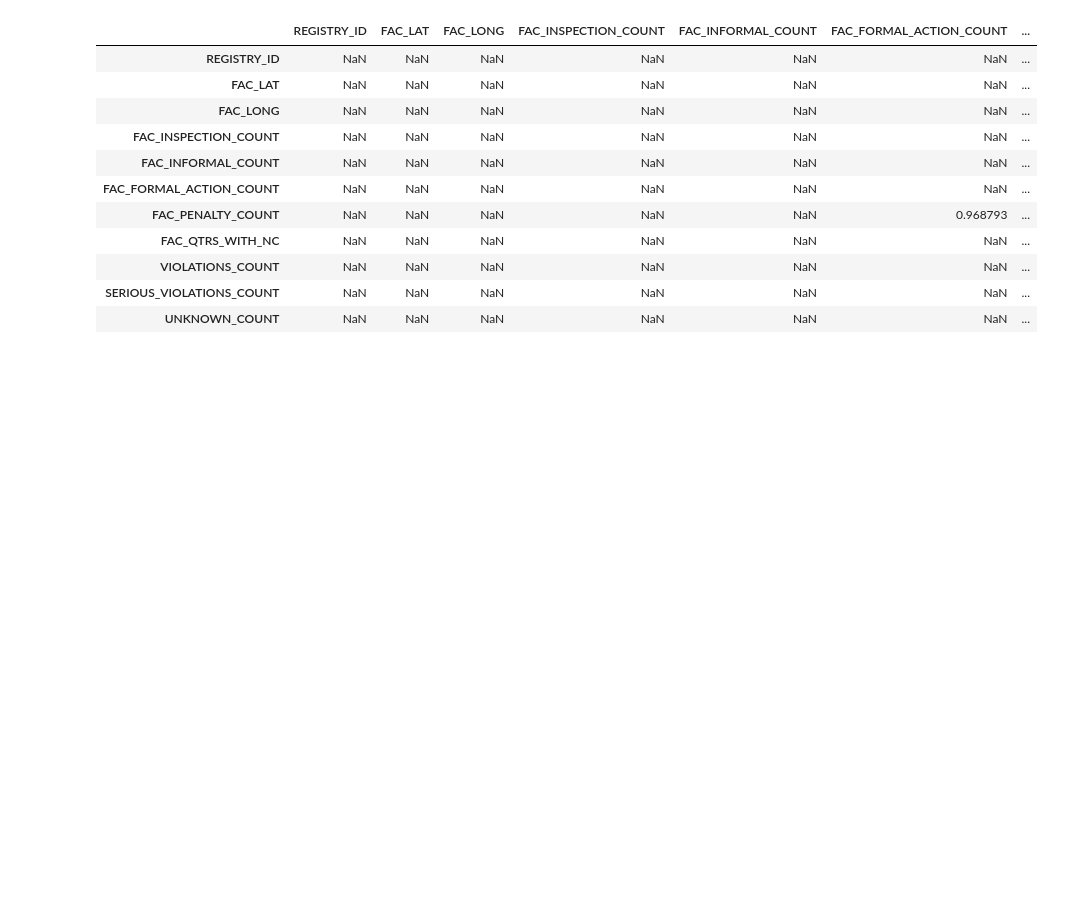
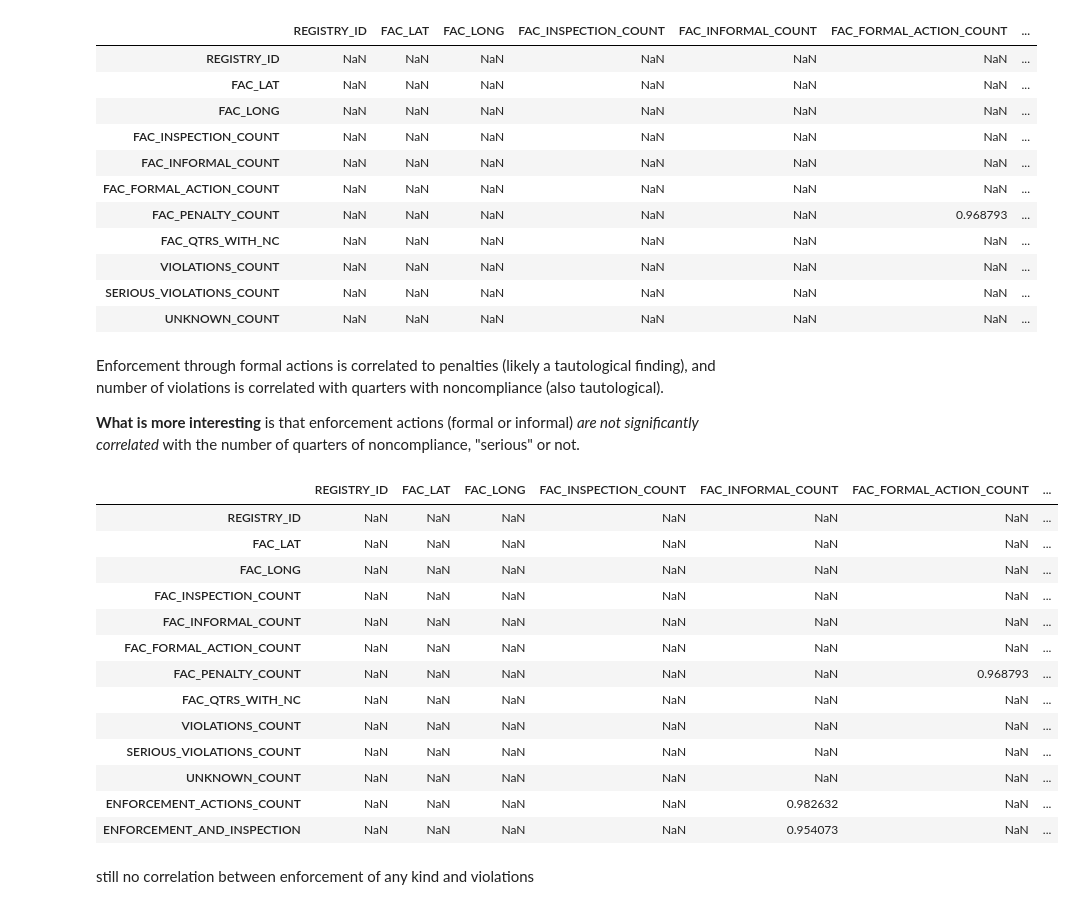
Before and after one commit to Frijol/echo-enforcement, a Jupyter notebook: exploration.ipynb, the cells around one changed output. Saved outputs shown, nothing was run; the diff lists cells and outputs as text; code cells hidden in the pictures; blank space fills up the shorter version.

Commit message:
analyzes enforcement

```diff
--- a/exploration.ipynb
+++ b/exploration.ipynb
@@ -246,3 +241,33 @@ correlations[(correlations < 1) & (correlations > .7)]
 | VIOLATIONS_COUNT | NaN | NaN | NaN | NaN | NaN | NaN | ... |
 | SERIOUS_VIOLATIONS_COUNT | NaN | NaN | NaN | NaN | NaN | NaN | ... |
 | UNKNOWN_COUNT | NaN | NaN | NaN | NaN | NaN | NaN | ... |
+# %% [markdown]
+Enforcement through formal actions is correlated to penalties (likely a tautological finding), and number of violations is correlated with quarters with noncompliance (also tautological).
+
+**What is more interesting** is that enforcement actions (formal or informal) *are not significantly correlated* with the number of quarters of noncompliance, "serious" or not.
+# %%
+# just in case, let's add up all of the enforcement actions and check correlations again
+
+more_counting = counted_data.copy()
+more_counting["ENFORCEMENT_ACTIONS_COUNT"] = counted_data["FAC_INFORMAL_COUNT"] + counted_data["FAC_FORMAL_ACTION_COUNT"]
+more_counting["ENFORCEMENT_AND_INSPECTION"] = counted_data["FAC_INFORMAL_COUNT"] + counted_data["FAC_FORMAL_ACTION_COUNT"] + counted_data["FAC_INSPECTION_COUNT"]
+
+more_correlations = more_counting.corr()
+more_correlations[(more_correlations < 1) & (more_correlations > .7)]
+# %% [output]
+|  | REGISTRY_ID | FAC_LAT | FAC_LONG | FAC_INSPECTION_COUNT | FAC_INFORMAL_COUNT | FAC_FORMAL_ACTION_COUNT | ... |
+| REGISTRY_ID | NaN | NaN | NaN | NaN | NaN | NaN | ... |
+| FAC_LAT | NaN | NaN | NaN | NaN | NaN | NaN | ... |
+| FAC_LONG | NaN | NaN | NaN | NaN | NaN | NaN | ... |
+| FAC_INSPECTION_COUNT | NaN | NaN | NaN | NaN | NaN | NaN | ... |
+| FAC_INFORMAL_COUNT | NaN | NaN | NaN | NaN | NaN | NaN | ... |
+| FAC_FORMAL_ACTION_COUNT | NaN | NaN | NaN | NaN | NaN | NaN | ... |
+| FAC_PENALTY_COUNT | NaN | NaN | NaN | NaN | NaN | 0.968793 | ... |
+| FAC_QTRS_WITH_NC | NaN | NaN | NaN | NaN | NaN | NaN | ... |
+| VIOLATIONS_COUNT | NaN | NaN | NaN | NaN | NaN | NaN | ... |
+| SERIOUS_VIOLATIONS_COUNT | NaN | NaN | NaN | NaN | NaN | NaN | ... |
+| UNKNOWN_COUNT | NaN | NaN | NaN | NaN | NaN | NaN | ... |
+| ENFORCEMENT_ACTIONS_COUNT | NaN | NaN | NaN | NaN | 0.982632 | NaN | ... |
+| ENFORCEMENT_AND_INSPECTION | NaN | NaN | NaN | NaN | 0.954073 | NaN | ... |
+# %% [markdown]
+still no correlation between enforcement of any kind and violations
```
Also changed, not shown: parts of 6 cells of this notebook.
